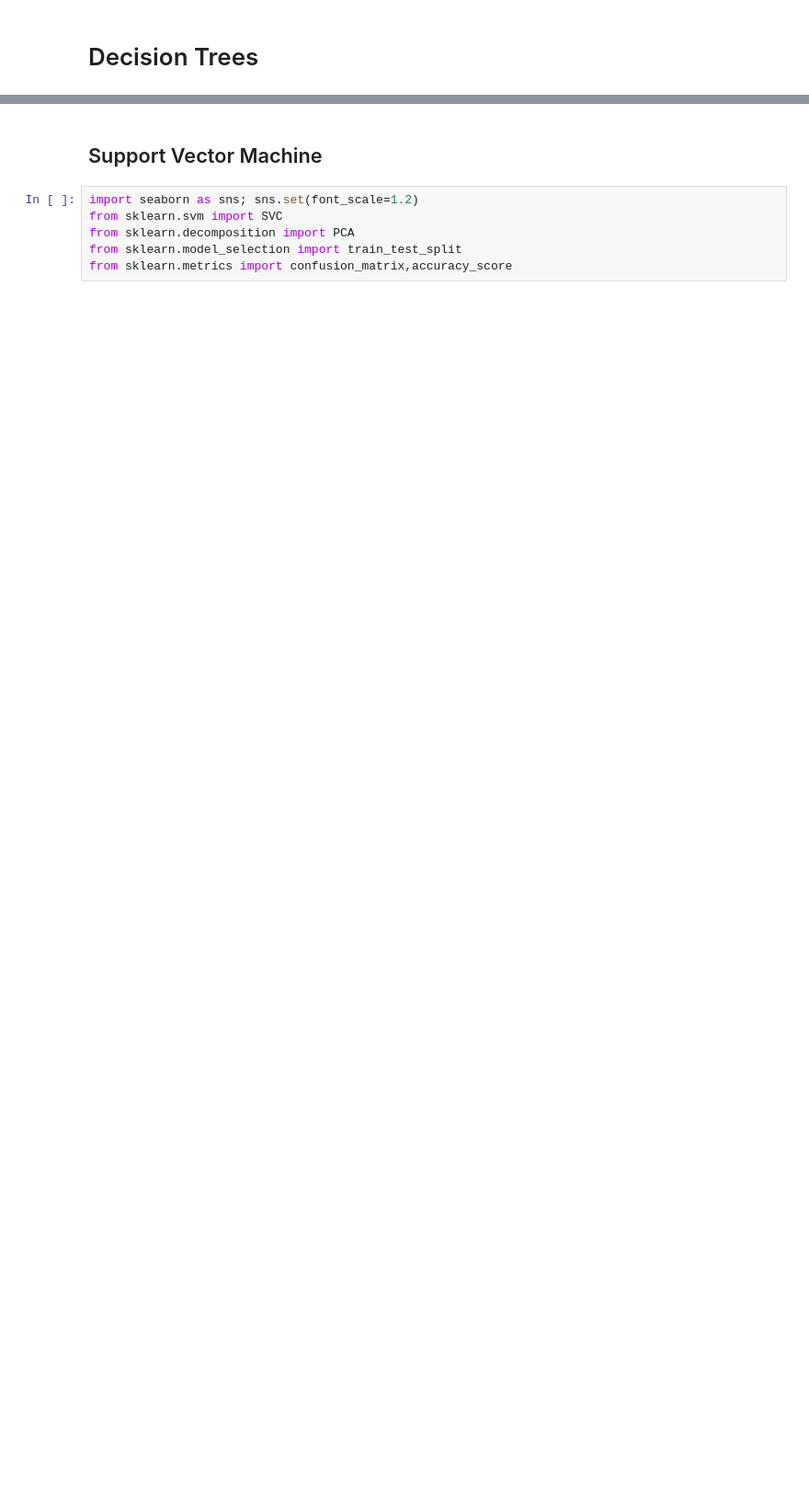
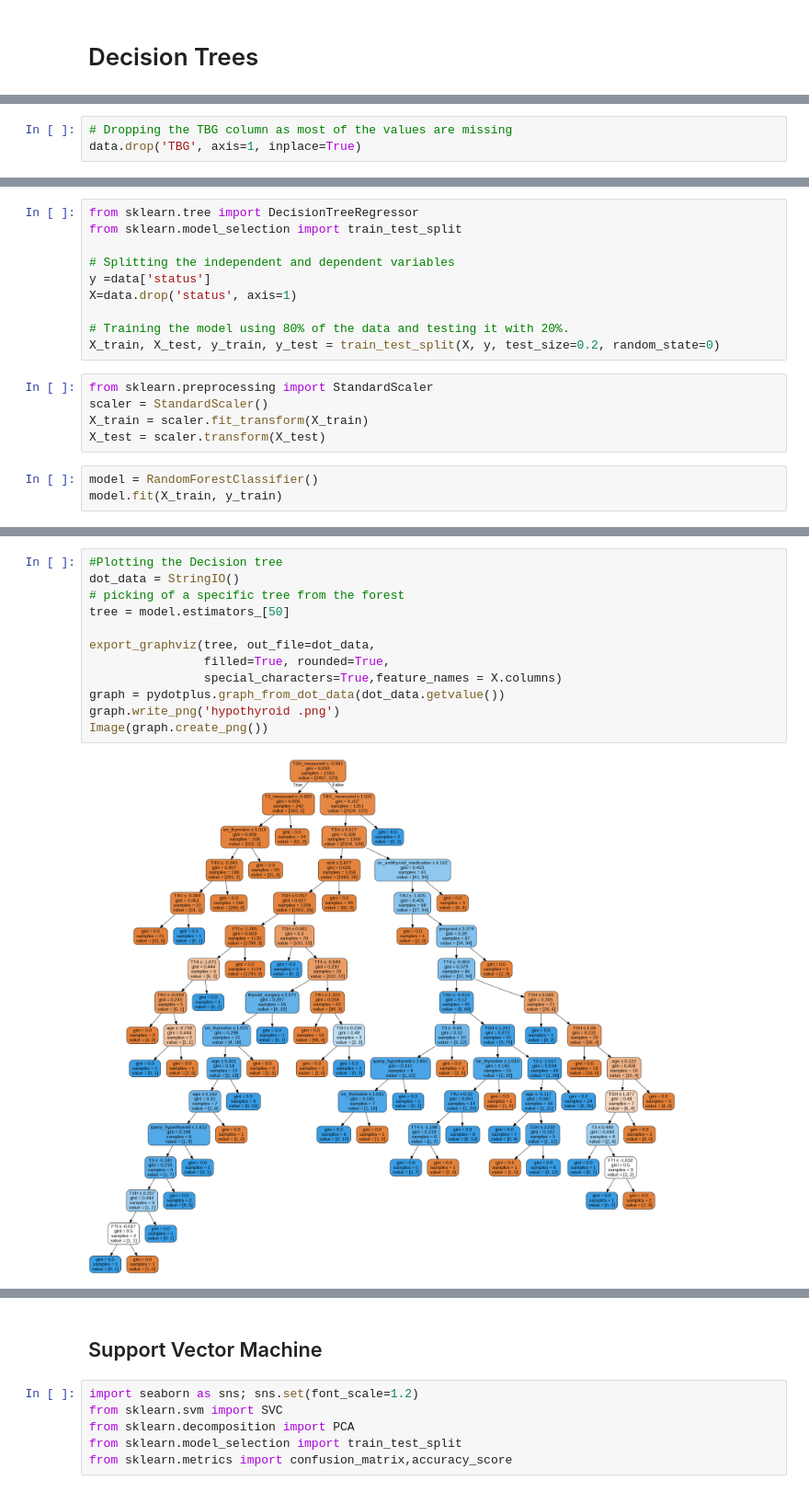
Before and after one commit to GladwelWanjau/Week-8-Data-Science-Core-IP-, a Jupyter notebook: Moringa_Data_Science_Core_Week_8_Independent_Project_Gladwel_Wanjau.ipynb, the cells around one changed output, grey strips where cells are left out. Shown at 92% size. Saved outputs shown, nothing was run; the diff lists cells and outputs as text; blank space fills up the shorter version.

```diff
--- a/Moringa_Data_Science_Core_Week_8_Independent_Project_Gladwel_Wanjau.ipynb
+++ b/Moringa_Data_Science_Core_Week_8_Independent_Project_Gladwel_Wanjau.ipynb
@@ -702,0 +407,3 @@ plt.ylabel('Importance'); plt.xlabel('Variable'); plt.title('Variable Importance
+# %%
+# Dropping the TBG column as most of the values are missing
+data.drop('TBG', axis=1, inplace=True)
@@ -702,0 +428,18 @@ plt.ylabel('Importance'); plt.xlabel('Variable'); plt.title('Variable Importance
+# %%
+from sklearn.tree import DecisionTreeRegressor
+from sklearn.model_selection import train_test_split
+
+# Splitting the independent and dependent variables
+y =data['status']
+X=data.drop('status', axis=1)
+
+# Training the model using 80% of the data and testing it with 20%.
+X_train, X_test, y_train, y_test = train_test_split(X, y, test_size=0.2, random_state=0)
+# %%
+from sklearn.preprocessing import StandardScaler
+scaler = StandardScaler()
+X_train = scaler.fit_transform(X_train)
+X_test = scaler.transform(X_test)
+# %%
+model = RandomForestClassifier()
+model.fit(X_train, y_train)
@@ -702,0 +488,14 @@ plt.ylabel('Importance'); plt.xlabel('Variable'); plt.title('Variable Importance
+# %%
+#Plotting the Decision tree
+dot_data = StringIO()
+# picking of a specific tree from the forest
+tree = model.estimators_[50]
+
+export_graphviz(tree, out_file=dot_data,
+                filled=True, rounded=True,
+                special_characters=True,feature_names = X.columns)
+graph = pydotplus.graph_from_dot_data(dot_data.getvalue())
+graph.write_png('hypothyroid .png')
+Image(graph.create_png())
+# %% [output]
+[figure, added]
```
Also changed, not shown: parts of 139 cells of this notebook.
